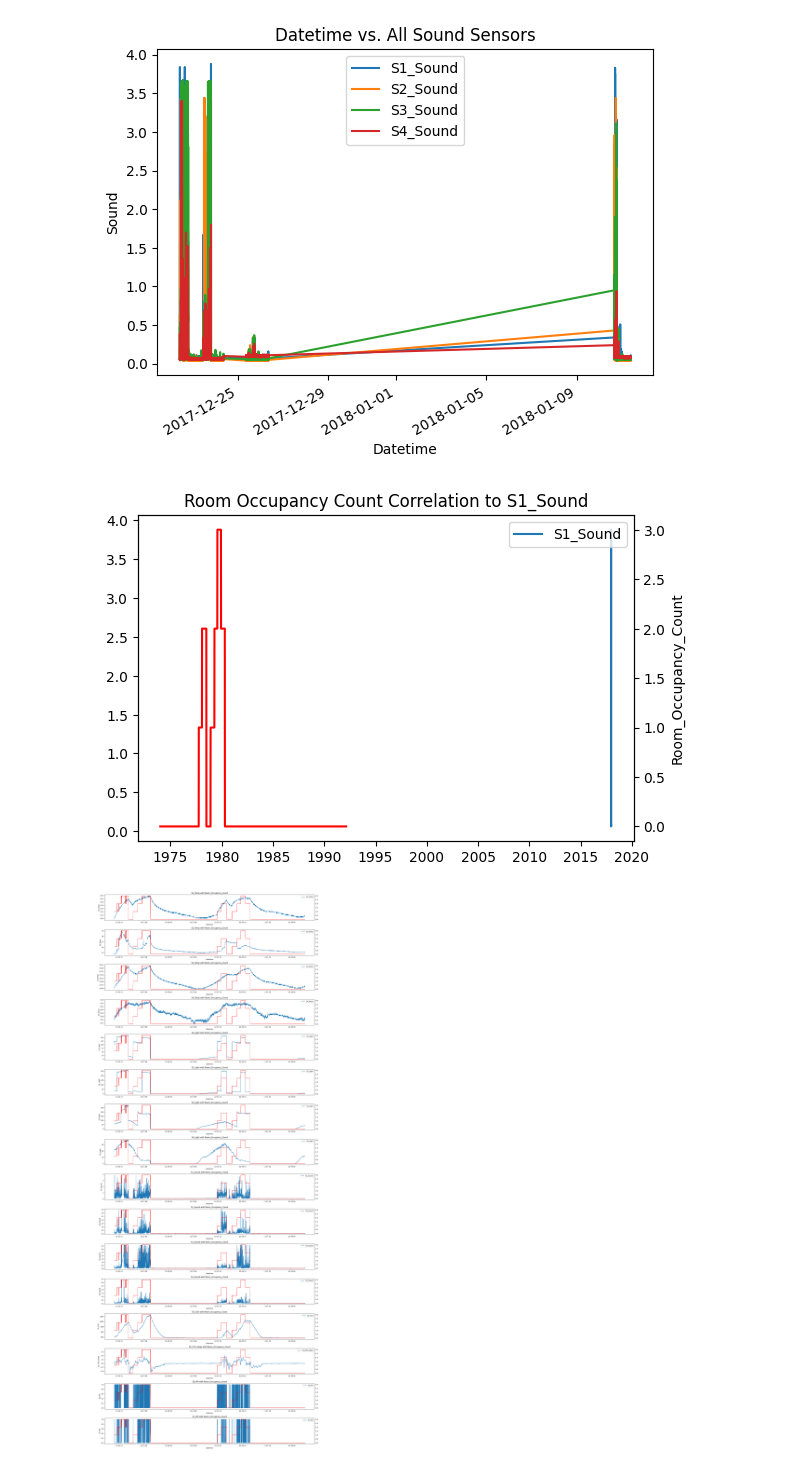
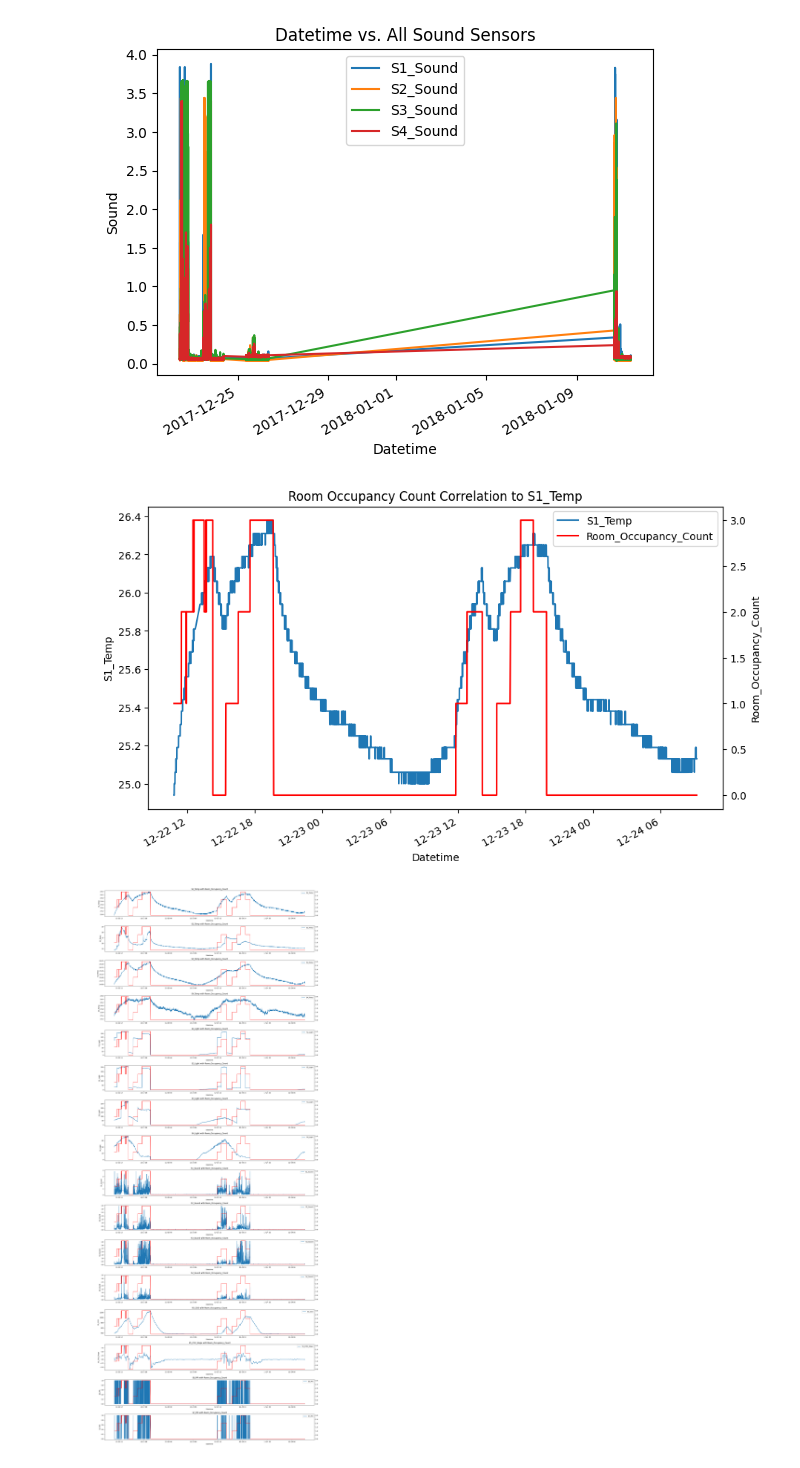
Before and after one commit to petabite/Room-Occupancy-Estimation, a Jupyter notebook: exploratory-analysis/room-occupancy-exploratory-analysis.ipynb, the cells around one changed output. Saved outputs shown, nothing was run; the diff lists cells and outputs as text; code cells hidden in the pictures.

```diff
--- a/exploratory-analysis/room-occupancy-exploratory-analysis.ipynb
+++ b/exploratory-analysis/room-occupancy-exploratory-analysis.ipynb
@@ -170,27 +170,45 @@ plt.title('Datetime vs. All Sound Sensors')
 plt.show()
 # %% [output]
 [figure]
-# %%
-# Filter the DataFrame based on the date range
-filtered_df = df[(df['Datetime'] >= '2017-12-23') & (df['Datetime'] <= '2017-12-27')]
-
-# Create a new y-axis for Room_Occupancy_Count
-ax2 = filtered_df['Room_Occupancy_Count'].plot(secondary_y=True, color='red')
-
-# Plot the selected columns
-filtered_df.plot(x='Datetime', y='S1_Sound', kind='line', ax=ax2)
-
-# Set the x-axis label
-plt.xlabel('Datetime')
-
-# Set the y-axis labels
-plt.ylabel('Sound')
-ax2.set_ylabel('Room_Occupancy_Count')
-plt.title('Room Occupancy Count Correlation to S1_Sound')
-# Show the plot
-plt.show()
-# %% [output]
-[figure, removed]
+# %%
+filtered_df = df[(df['Datetime'] <= '2017-12-25')]
+
+feature = 'S1_Temp'
+# Plot the selected columns
+fig, ax1 = plt.subplots(figsize=(10, 6))
+filtered_df.plot(x='Datetime', y=feature, kind='line', ax=ax1)
+
+# Set the x-axis label
+ax1.set_xlabel('Datetime')
+
+# Set the y-axis label for feature
+ax1.set_ylabel(feature)
+
+# Create a second y-axis for Room_Occupancy_Count
+ax2 = ax1.twinx()
+filtered_df.plot(x='Datetime', y='Room_Occupancy_Count', ax=ax2, color='red')
+
+# Set the y-axis label for Room_Occupancy_Count
+ax2.set_ylabel('Room_Occupancy_Count')
+
+# Get the handles and labels of the lines plotted on each axis
+handles1, labels1 = ax1.get_legend_handles_labels()
+handles2, labels2 = ax2.get_legend_handles_labels()
+
+# Combine the handles and labels
+handles = handles1 + handles2
+labels = labels1 + labels2
+
+# Create a single legend for both axes
+ax1.legend(handles, labels, loc='upper right')
+ax2.legend().remove()
+# Set the title
+plt.title(f'Room Occupancy Count Correlation to {feature}')
+
+# Show the plot
+plt.show()
+# %% [output]
+[figure, added]
 # %%
 # Get the column names of the dataframe
 filtered_df = df[(df['Datetime'] <= '2017-12-25')]
```
Also changed, not shown: 1 other file.
